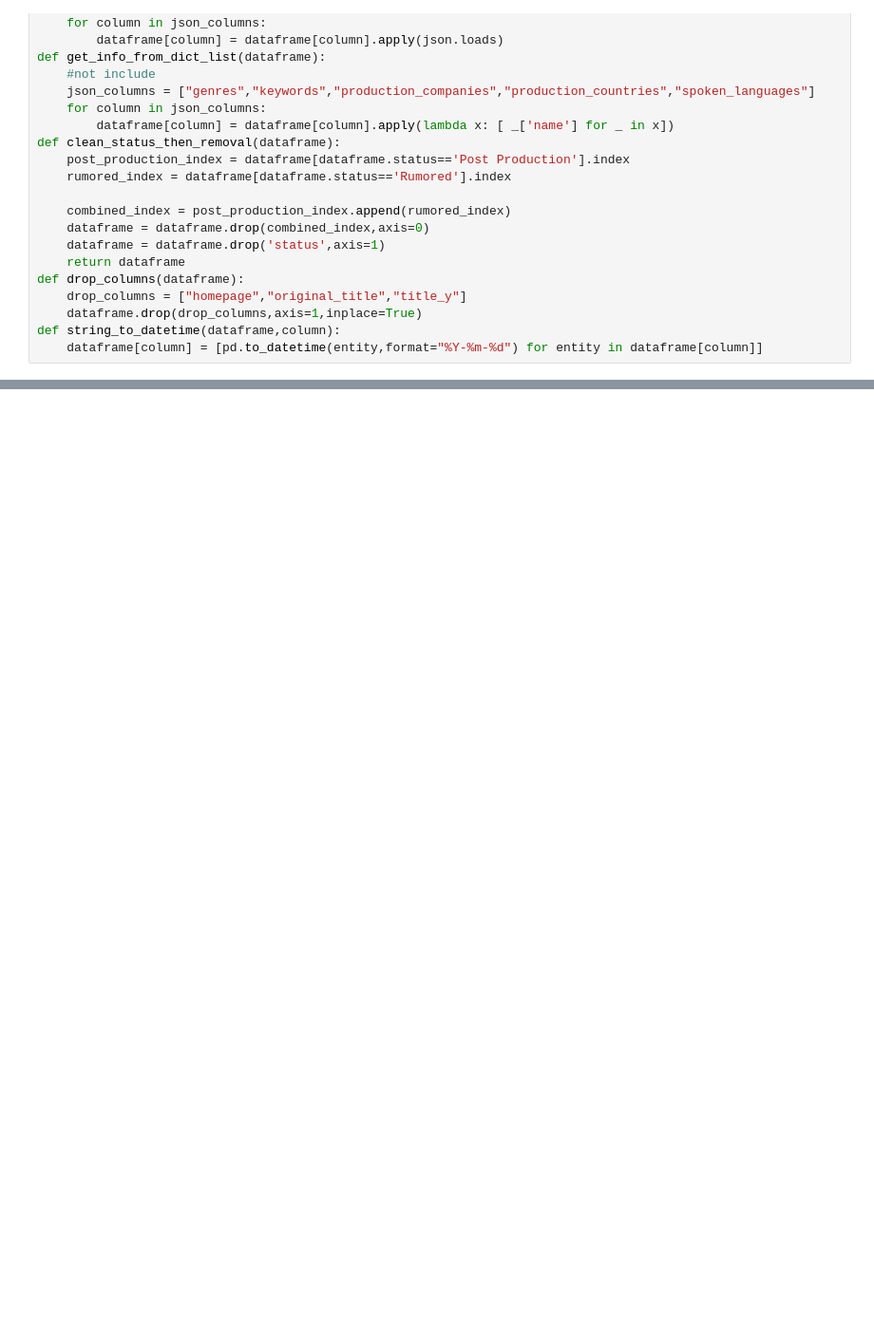
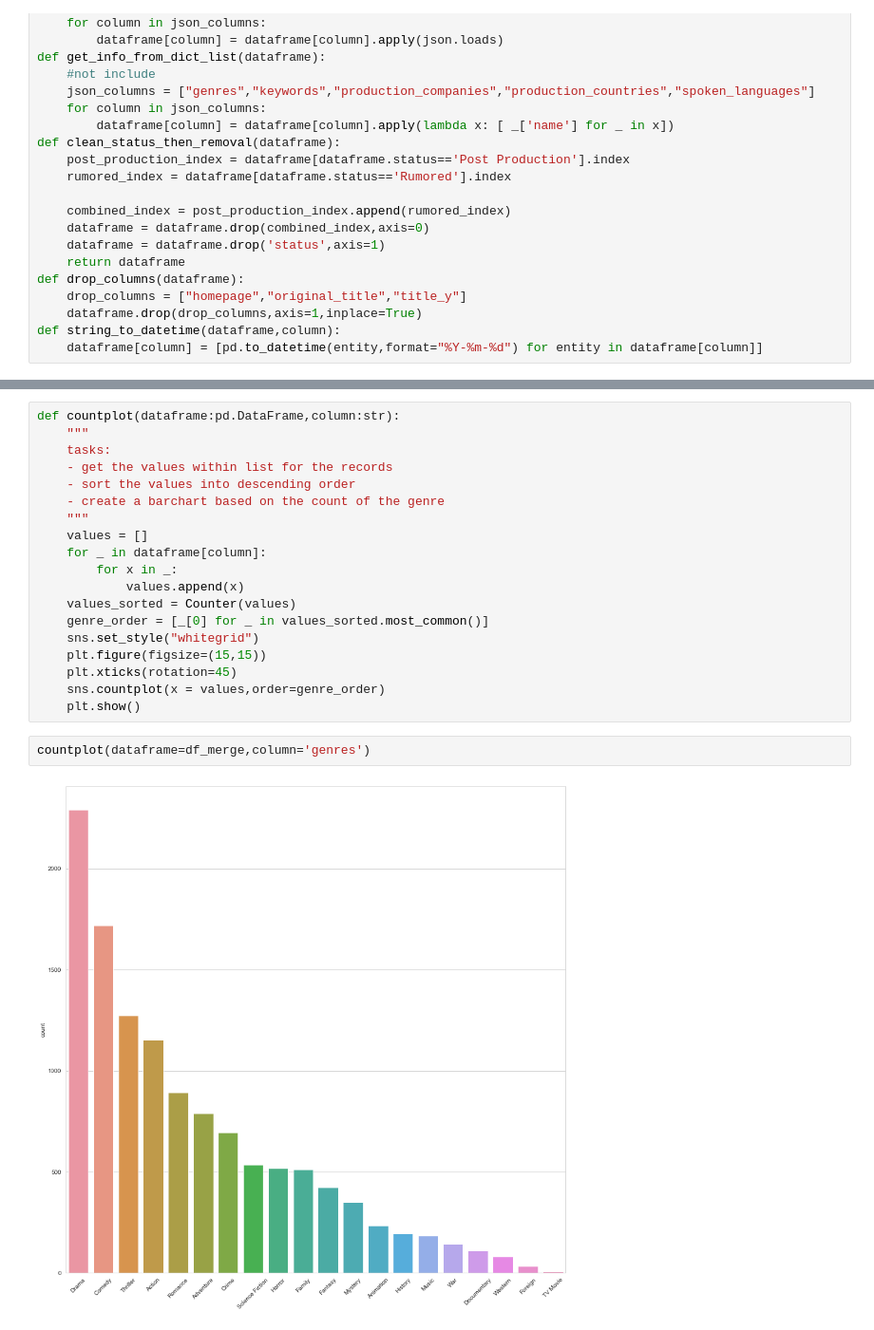
Before and after one commit to BubbaTam/data_science_portfolio, a Jupyter notebook: end_to_end_projects/recommendation_projects/movie_recommendation/notebooks/exploration.ipynb, the cells around one changed output, grey strips where cells are left out. Shown at 95% size. Saved outputs shown, nothing was run; the diff lists cells and outputs as text; blank space fills up the shorter version.

```diff
--- a/end_to_end_projects/recommendation_projects/movie_recommendation/notebooks/exploration.ipynb
+++ b/end_to_end_projects/recommendation_projects/movie_recommendation/notebooks/exploration.ipynb
@@ -92,0 +242,23 @@ def string_to_datetime(dataframe,column):
+# %%
+def countplot(dataframe:pd.DataFrame,column:str):
+    """
+    tasks:
+    - get the values within list for the records
+    - sort the values into descending order
+    - create a barchart based on the count of the genre
+    """
+    values = []
+    for _ in dataframe[column]:
+        for x in _:
+            values.append(x)
+    values_sorted = Counter(values)
+    genre_order = [_[0] for _ in values_sorted.most_common()]
+    sns.set_style("whitegrid")
+    plt.figure(figsize=(15,15))
+    plt.xticks(rotation=45)
+    sns.countplot(x = values,order=genre_order)
+    plt.show()
+# %%
+countplot(dataframe=df_merge,column='genres')
+# %% [output]
+[figure, added]
```
Also changed, not shown: parts of 43 cells of this notebook.
